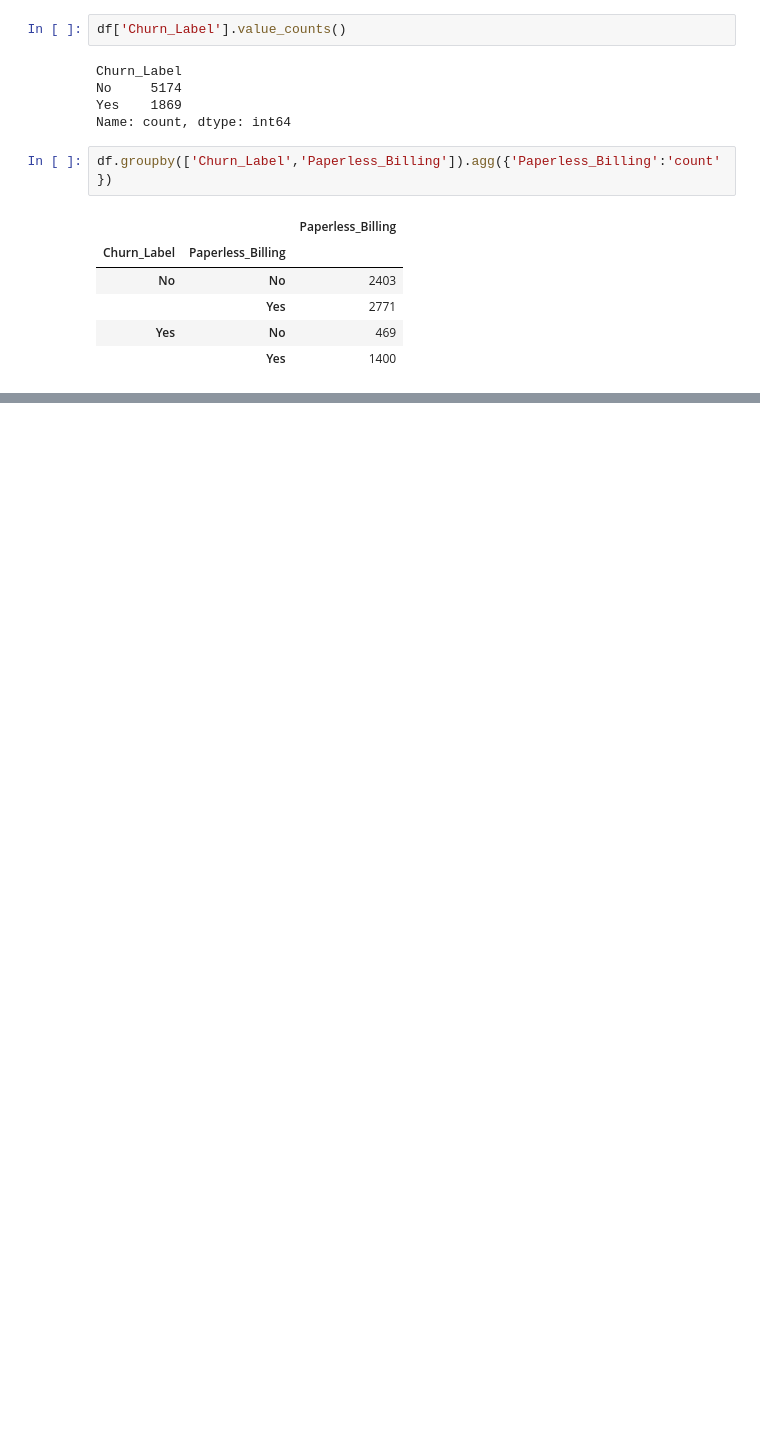
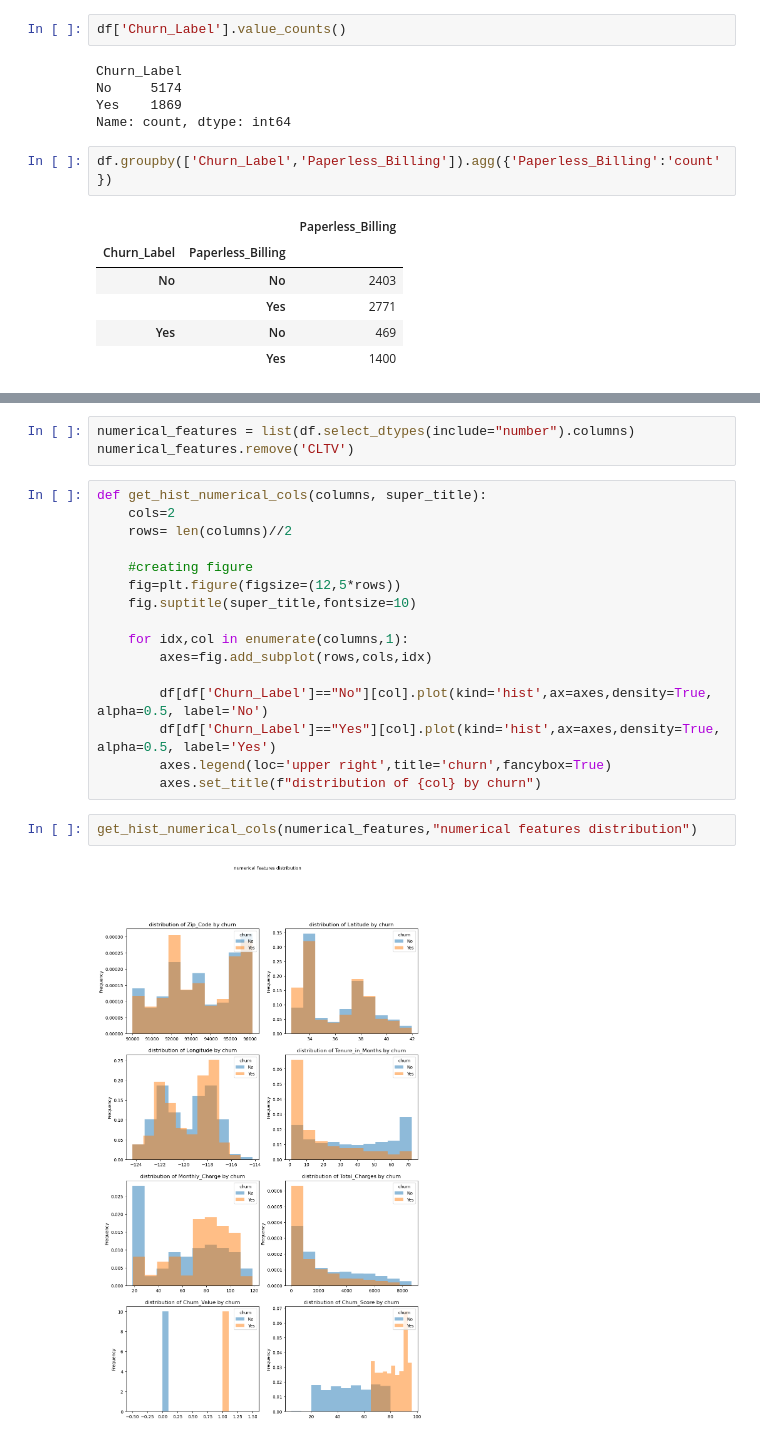
Before and after one commit to Ravi-Kumar-Yadav-6289/Amazon-Reviews-Extraction, a Jupyter notebook: xgboost_test/main.ipynb, the cells around one changed output, grey strips where cells are left out. Drawn from its saved outputs; the diff is of its cells as text; blank space fills up the shorter version.

```diff
--- a/xgboost_test/main.ipynb
+++ b/xgboost_test/main.ipynb
@@ -139,0 +132,23 @@ get_stacked_plots(categorical_cols,"categorical_columns_responses")
+# %%
+numerical_features = list(df.select_dtypes(include="number").columns)
+numerical_features.remove('CLTV')
+# %%
+def get_hist_numerical_cols(columns, super_title):
+    cols=2
+    rows= len(columns)//2
+
+    #creating figure
+    fig=plt.figure(figsize=(12,5*rows))
+    fig.suptitle(super_title,fontsize=10)
+
+    for idx,col in enumerate(columns,1):
+        axes=fig.add_subplot(rows,cols,idx)
+
+        df[df['Churn_Label']=="No"][col].plot(kind='hist',ax=axes,density=True, alpha=0.5, label='No')
+        df[df['Churn_Label']=="Yes"][col].plot(kind='hist',ax=axes,density=True, alpha=0.5, label='Yes')
+        axes.legend(loc='upper right',title='churn',fancybox=True)
+        axes.set_title(f"distribution of {col} by churn")
+# %%
+get_hist_numerical_cols(numerical_features,"numerical features distribution")
+# %% [output]
+[figure, added]
```
Also changed, not shown: parts of 13 cells of this notebook.
